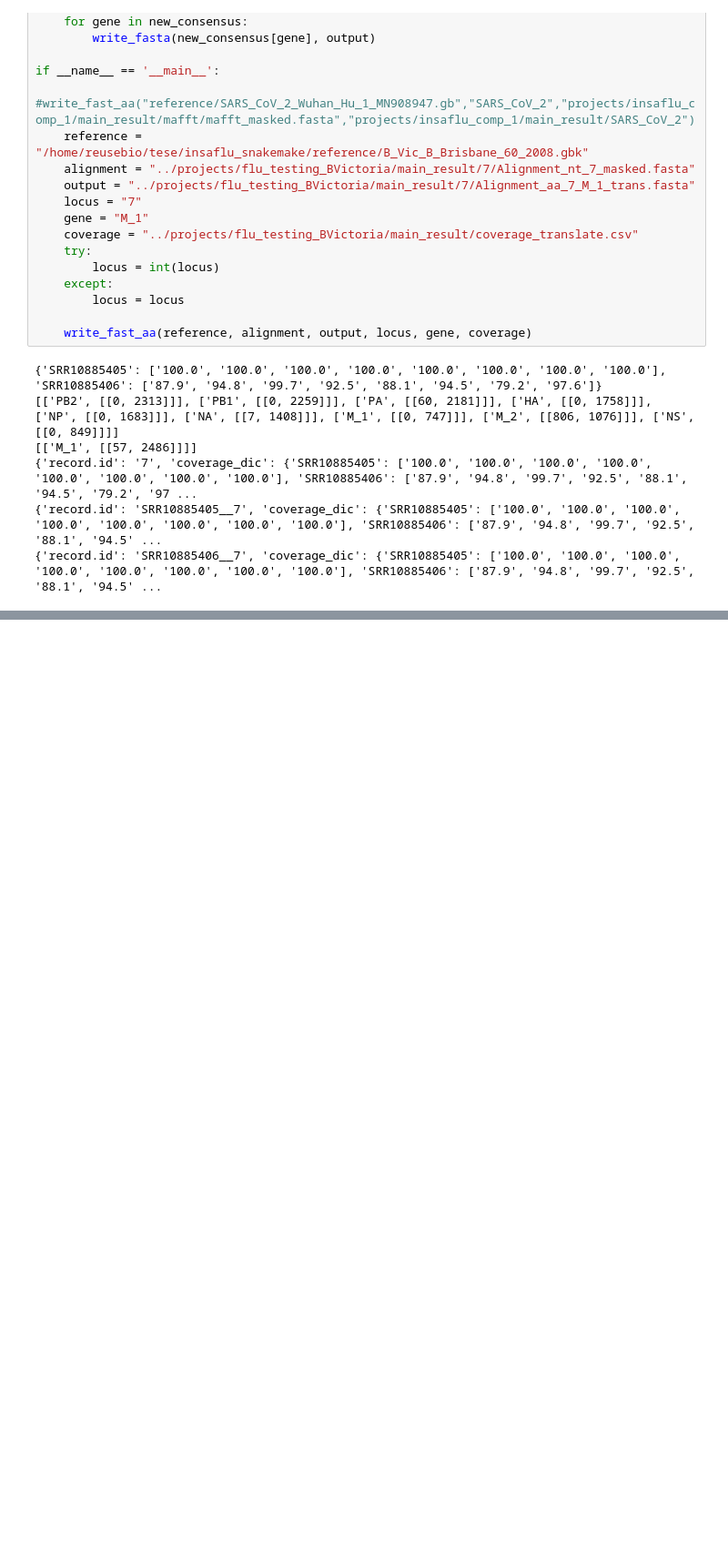
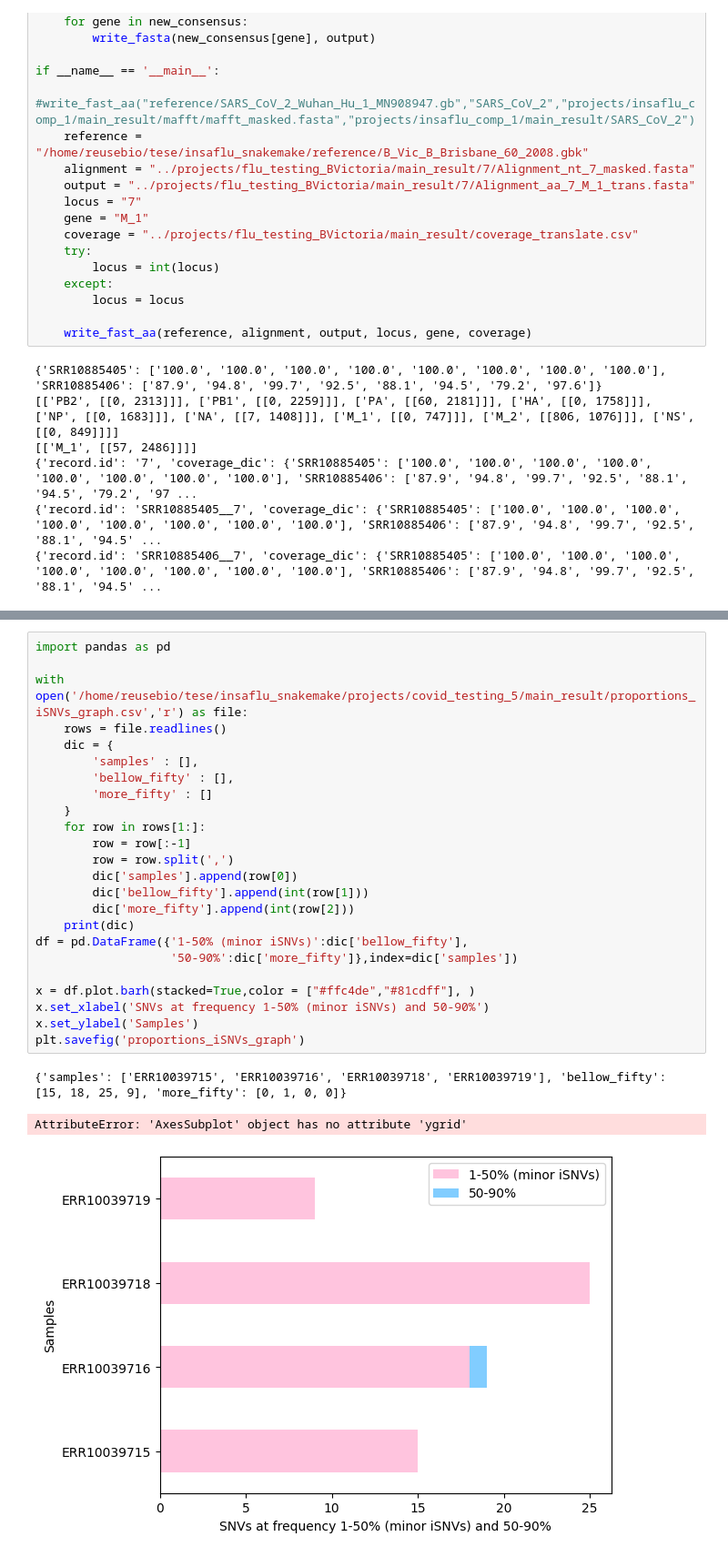
Before and after one commit to RdrigoE/insaflu_snakemake, a Jupyter notebook: utils/test.ipynb, the cells around one changed output, grey strips where cells are left out. Shown at 91% size. Saved outputs shown, nothing was run; the diff lists cells and outputs as text; blank space fills up the shorter version.

```diff
--- a/utils/test.ipynb
+++ b/utils/test.ipynb
@@ -1672,0 +1696,28 @@ if __name__ == '__main__':
+# %%
+import pandas as pd
+
+with open('/home/reusebio/tese/insaflu_snakemake/projects/covid_testing_5/main_result/proportions_iSNVs_graph.csv','r') as file:
+    rows = file.readlines()
+    dic = {
+        'samples' : [],
+        'bellow_fifty' : [],
+        'more_fifty' : []
+    }
+    for row in rows[1:]:
+        row = row[:-1]
+        row = row.split(',')
+        dic['samples'].append(row[0])
+        dic['bellow_fifty'].append(int(row[1]))
+        dic['more_fifty'].append(int(row[2]))
+    print(dic)
+df = pd.DataFrame({'1-50% (minor iSNVs)':dic['bellow_fifty'],
+                   '50-90%':dic['more_fifty']},index=dic['samples'])
+
+x = df.plot.barh(stacked=True,color = ["#ffc4de","#81cdff"], )
+x.set_xlabel('SNVs at frequency 1-50% (minor iSNVs) and 50-90%')
+x.set_ylabel('Samples')
+plt.savefig('proportions_iSNVs_graph')
+# %% [output]
+{'samples': ['ERR10039715', 'ERR10039716', 'ERR10039718', 'ERR10039719'], 'bellow_fifty': [15, 18, 25, 9], 'more_fifty': [0, 1, 0, 0]}
+AttributeError: 'AxesSubplot' object has no attribute 'ygrid'
+[figure, added]
```
Also changed, not shown: parts of 1 cell of this notebook, 14 other files.
